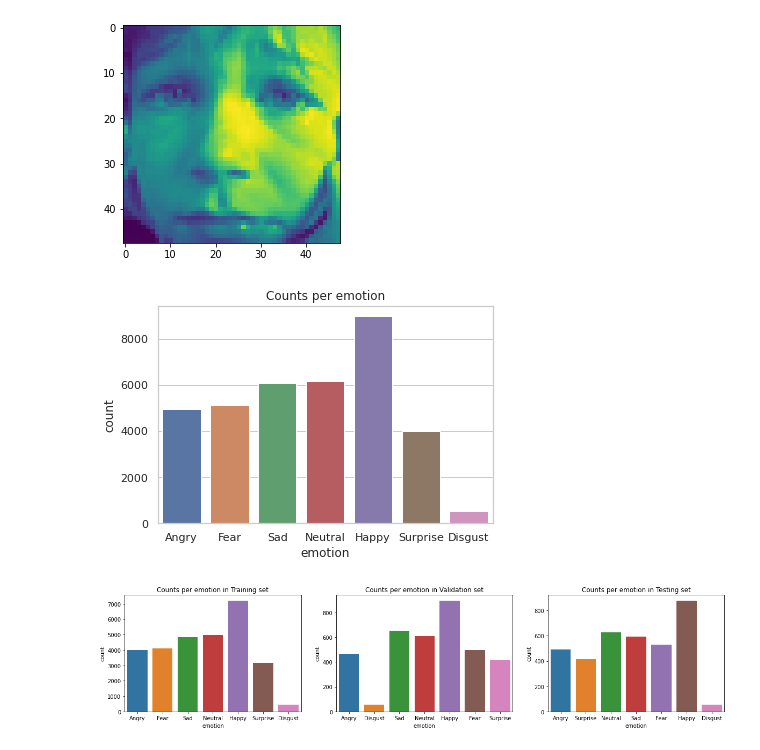
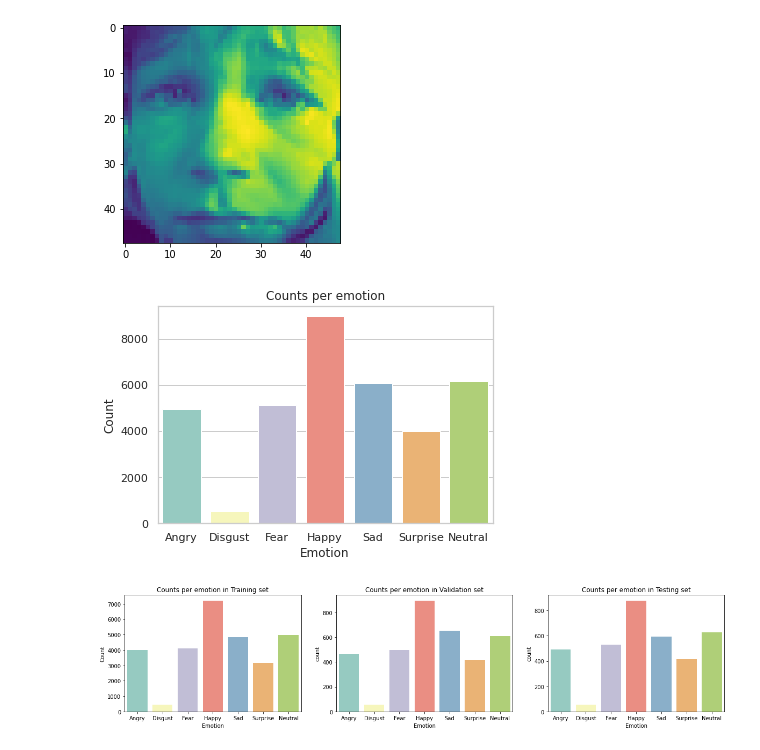
Before and after one commit to uninstallit/ATI736, a Jupyter notebook: Final/preprocess.ipynb, the cells around one changed output. Cells and saved outputs as stored; diff of their text form; code cells hidden in the pictures.

```diff
--- a/Final/preprocess.ipynb
+++ b/Final/preprocess.ipynb
@@ -57,12 +57,12 @@ Sad
 # %%
 import seaborn as sns
 sns.set_theme(style="whitegrid")
-ax = sns.countplot(x="label", data=df)
-ax.set(ylabel="count", xlabel="emotion")
+ax = sns.countplot(x="label", data=df, order=labels, palette="Set3")
+ax.set(ylabel="Count", xlabel="Emotion")
 plt.title("Counts per emotion")
 sns.reset_orig()
 # %% [output]
-[figure, old version]
+[figure, new version]
 # %%
 train = df[df.Usage == 'Training']
 val = df[df.Usage == 'PublicTest']
@@ -70,23 +70,23 @@ test = df[df.Usage == 'PrivateTest']
 # %%
 plt.figure(figsize=(20, 4))
 
 plt.subplot(1,3,1)
-ax = sns.countplot(x="label", data=train)
-ax.set(ylabel="count", xlabel="emotion")
+ax = sns.countplot(x="label", data=train, order=labels, palette="Set3")
+ax.set(ylabel="Count", xlabel="Emotion")
 plt.title("Counts per emotion in Training set")
 
 plt.subplot(1,3,2)
-ax = sns.countplot(x="label", data=val)
-ax.set(ylabel="count", xlabel="emotion")
+ax = sns.countplot(x="label", data=val, order=labels, palette="Set3")
+ax.set(ylabel="count", xlabel="Emotion")
 plt.title("Counts per emotion in Validation set")
 
 plt.subplot(1,3,3)
-ax = sns.countplot(x="label", data=test)
-ax.set(ylabel="count", xlabel="emotion")
+ax = sns.countplot(x="label", data=test, order=labels, palette="Set3")
+ax.set(ylabel="count", xlabel="Emotion")
 plt.title("Counts per emotion in Testing set")
 sns.reset_orig()
 # %% [output]
-[figure, old version]
+[figure, new version]
 # %%
 def createNpyFile(data, fileName):
     pixels = data['pixels']
```
Also changed, not shown: parts of 1 cell of this notebook.
